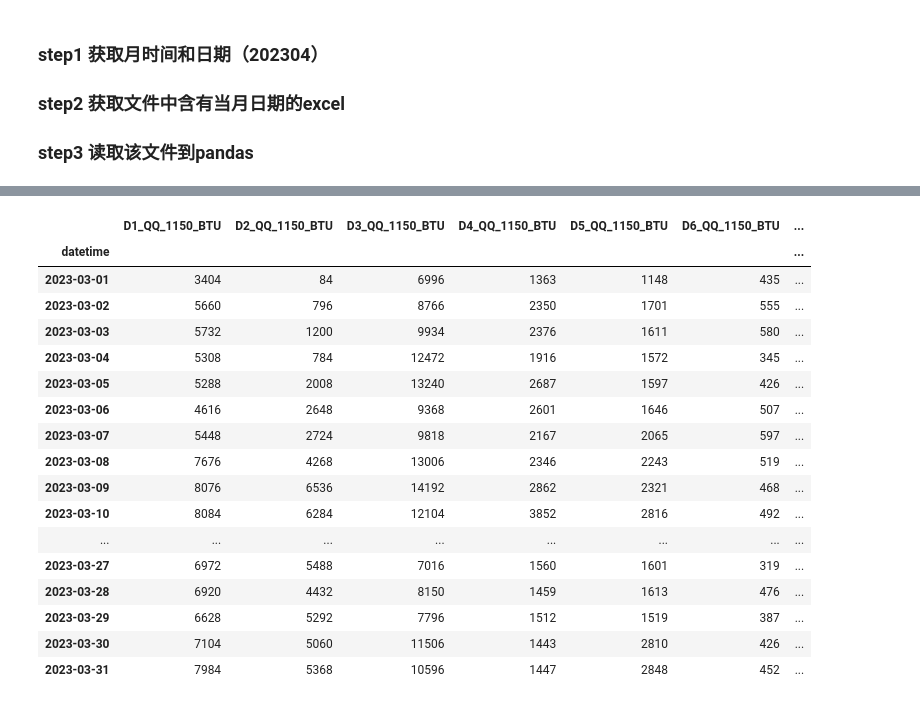
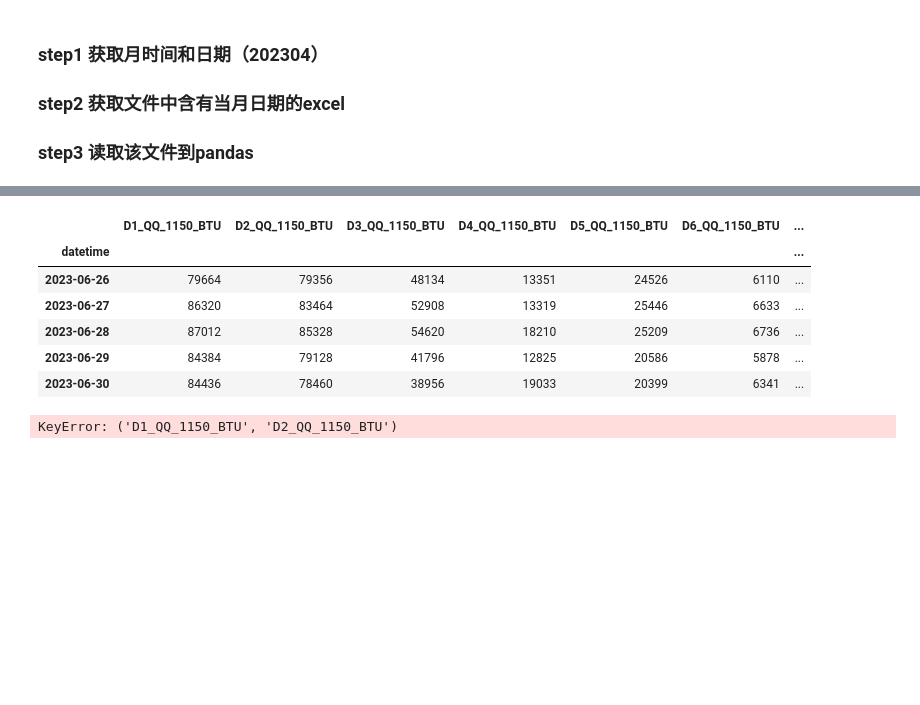
Before and after one commit to funnyhank/PythonCode, a Jupyter notebook: Monthlybill/Monthlybill_CHW.ipynb, the cells around one changed output, grey strips where cells are left out. Saved outputs shown, nothing was run; the diff lists cells and outputs as text; code cells hidden in the pictures; blank space fills up the shorter version.

```diff
--- a/Monthlybill/Monthlybill_CHW.ipynb
+++ b/Monthlybill/Monthlybill_CHW.ipynb
@@ -137,26 +143,25 @@ dayuse.head()
 # %%
 # dayuse.index = daymin_s.index
 
-dayuse.reset_index(drop=True,inplace=True)
-dayuse.drop(columns=['datetime'],axis=1,inplace=True)
-dayuse.set_index(daymin_s.index,inplace=True,verify_integrity=True)
-dayuse
+dayuse.reset_index(drop=True, inplace=True)
+dayuse.drop(columns=['datetime'], axis=1, inplace=True)
+dayuse.set_index(daymin_s.index, inplace=True, verify_integrity=True)
-# %% [output]
-|  | D1_QQ_1150_BTU | D2_QQ_1150_BTU | D3_QQ_1150_BTU | D4_QQ_1150_BTU | D5_QQ_1150_BTU | D6_QQ_1150_BTU | ... |
-| datetime |  |  |  |  |  |  | ... |
-| 2023-03-01 | 3404 | 84 | 6996 | 1363 | 1148 | 435 | ... |
-| 2023-03-02 | 5660 | 796 | 8766 | 2350 | 1701 | 555 | ... |
-| 2023-03-03 | 5732 | 1200 | 9934 | 2376 | 1611 | 580 | ... |
-| 2023-03-04 | 5308 | 784 | 12472 | 1916 | 1572 | 345 | ... |
-| 2023-03-05 | 5288 | 2008 | 13240 | 2687 | 1597 | 426 | ... |
-| 2023-03-06 | 4616 | 2648 | 9368 | 2601 | 1646 | 507 | ... |
-| 2023-03-07 | 5448 | 2724 | 9818 | 2167 | 2065 | 597 | ... |
-| 2023-03-08 | 7676 | 4268 | 13006 | 2346 | 2243 | 519 | ... |
-| 2023-03-09 | 8076 | 6536 | 14192 | 2862 | 2321 | 468 | ... |
-| 2023-03-10 | 8084 | 6284 | 12104 | 3852 | 2816 | 492 | ... |
-| ... | ... | ... | ... | ... | ... | ... | ... |
-| 2023-03-27 | 6972 | 5488 | 7016 | 1560 | 1601 | 319 | ... |
-| 2023-03-28 | 6920 | 4432 | 8150 | 1459 | 1613 | 476 | ... |
-| 2023-03-29 | 6628 | 5292 | 7796 | 1512 | 1519 | 387 | ... |
-| 2023-03-30 | 7104 | 5060 | 11506 | 1443 | 2810 | 426 | ... |
-| 2023-03-31 | 7984 | 5368 | 10596 | 1447 | 2848 | 452 | ... |
+# %%
+dayuse.tail()
+# %% [output]
+|  | D1_QQ_1150_BTU | D2_QQ_1150_BTU | D3_QQ_1150_BTU | D4_QQ_1150_BTU | D5_QQ_1150_BTU | D6_QQ_1150_BTU | ... |
+| datetime |  |  |  |  |  |  | ... |
+| 2023-06-26 | 79664 | 79356 | 48134 | 13351 | 24526 | 6110 | ... |
+| 2023-06-27 | 86320 | 83464 | 52908 | 13319 | 25446 | 6633 | ... |
+| 2023-06-28 | 87012 | 85328 | 54620 | 18210 | 25209 | 6736 | ... |
+| 2023-06-29 | 84384 | 79128 | 41796 | 12825 | 20586 | 5878 | ... |
+| 2023-06-30 | 84436 | 78460 | 38956 | 19033 | 20399 | 6341 | ... |
+# %%
+writer = dayuse['D1_QQ_1150_BTU','D2_QQ_1150_BTU'].ExcelWriter('new.xlsx', engine='xlsxwriter')
+df.to_excel(writer, 'Sheet1', index=False)
+wb = writer.book
+ws = writer.sheets['Sheet1']
+ws.add_table('A21:B51')
+writer.save()
+# %% [output]
+KeyError: ('D1_QQ_1150_BTU', 'D2_QQ_1150_BTU')
```
Also changed, not shown: parts of 14 cells of this notebook, 1 other file.
